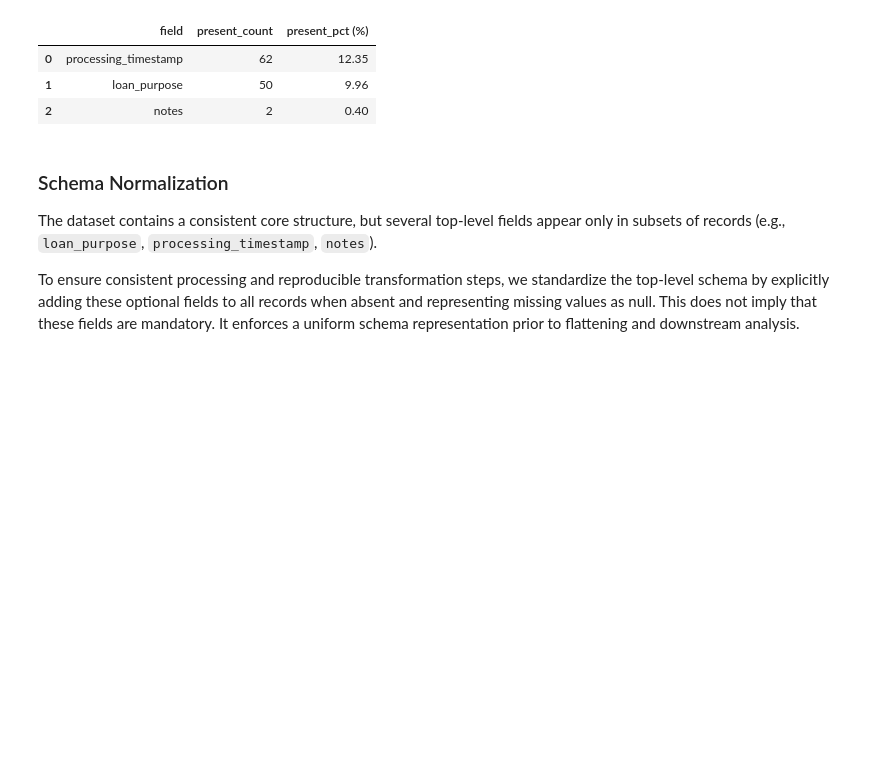
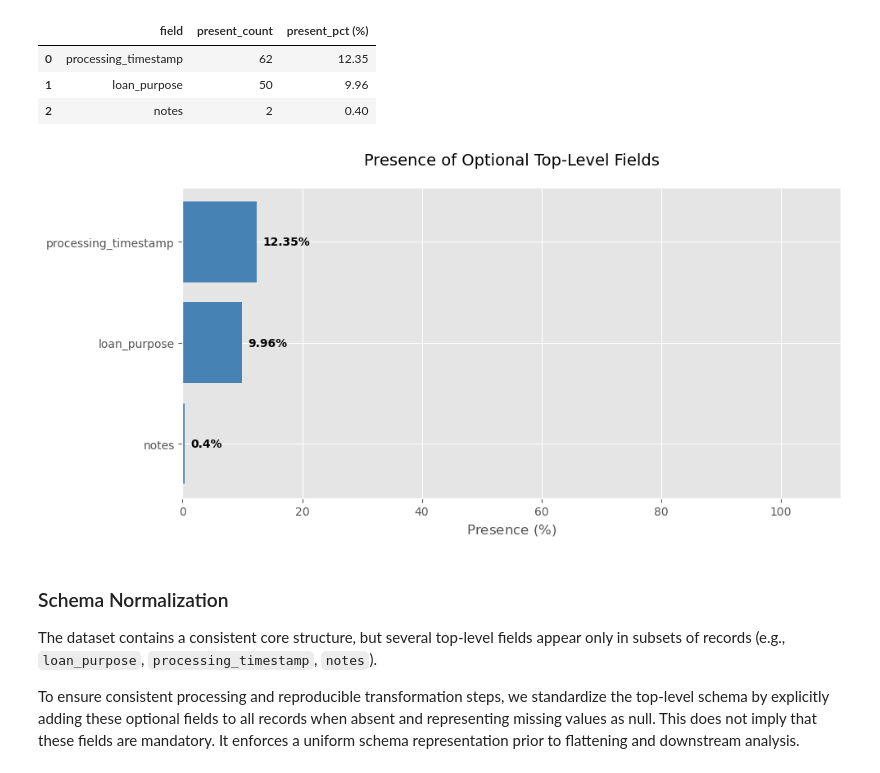
Before and after one commit to afonsojoao2001/dego-project-team12, a Jupyter notebook: notebooks/01-data-quality.ipynb, the cells around one changed output. Drawn from its saved outputs; the diff is of its cells as text; code cells hidden in the pictures; blank space fills up the shorter version.

Commit message:
Added Top-Level Vis & plot library

```diff
--- a/notebooks/01-data-quality.ipynb
+++ b/notebooks/01-data-quality.ipynb
@@ -115,6 +116,30 @@ pd.DataFrame(summary).sort_values("present_count", ascending=False).reset_index(
 | 0 | processing_timestamp | 62 | 12.35 |
 | 1 | loan_purpose | 50 | 9.96 |
 | 2 | notes | 2 | 0.40 |
+# %%
+df_summary = pd.DataFrame(summary).sort_values("present_pct (%)", ascending=True)
+
+# Erstellung der Visualisierung
+plt.style.use('ggplot')
+fig, ax = plt.subplots(figsize=(10, 5))
+
+# Horizontales Balkendiagramm
+bars = ax.barh(df_summary["field"], df_summary["present_pct (%)"], color='steelblue')
+
+# Titel und Achsenbeschriftung (mit LaTeX)
+ax.set_title(r"Presence of Optional Top-Level Fields", fontsize=14, pad=20)
+ax.set_xlabel(r"Presence ($\%$)")
+ax.set_xlim(0, 110) # Puffer für die Labels
+
+# Datenbeschriftungen am Ende der Balken hinzufügen
+for bar in bars:
+    width = bar.get_width()
+    ax.text(width + 1, bar.get_y() + bar.get_height()/2, f'{width}%',
+            va='center', fontweight='bold')
+
+plt.tight_layout()
+# %% [output]
+[figure, added]
 # %% [markdown]
 ### Schema Normalization
 
```
Also changed, not shown: parts of 2 cells of this notebook.
